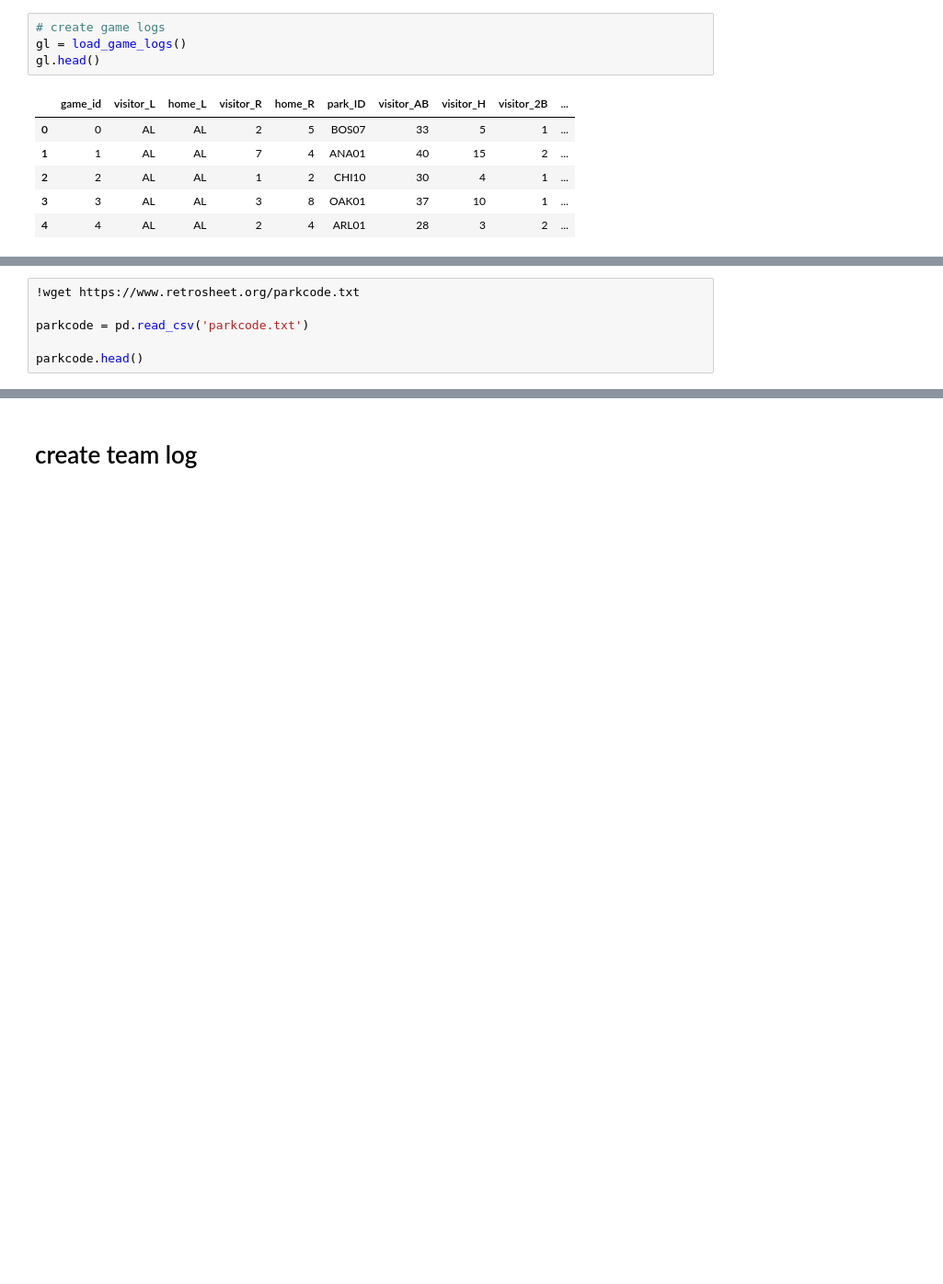
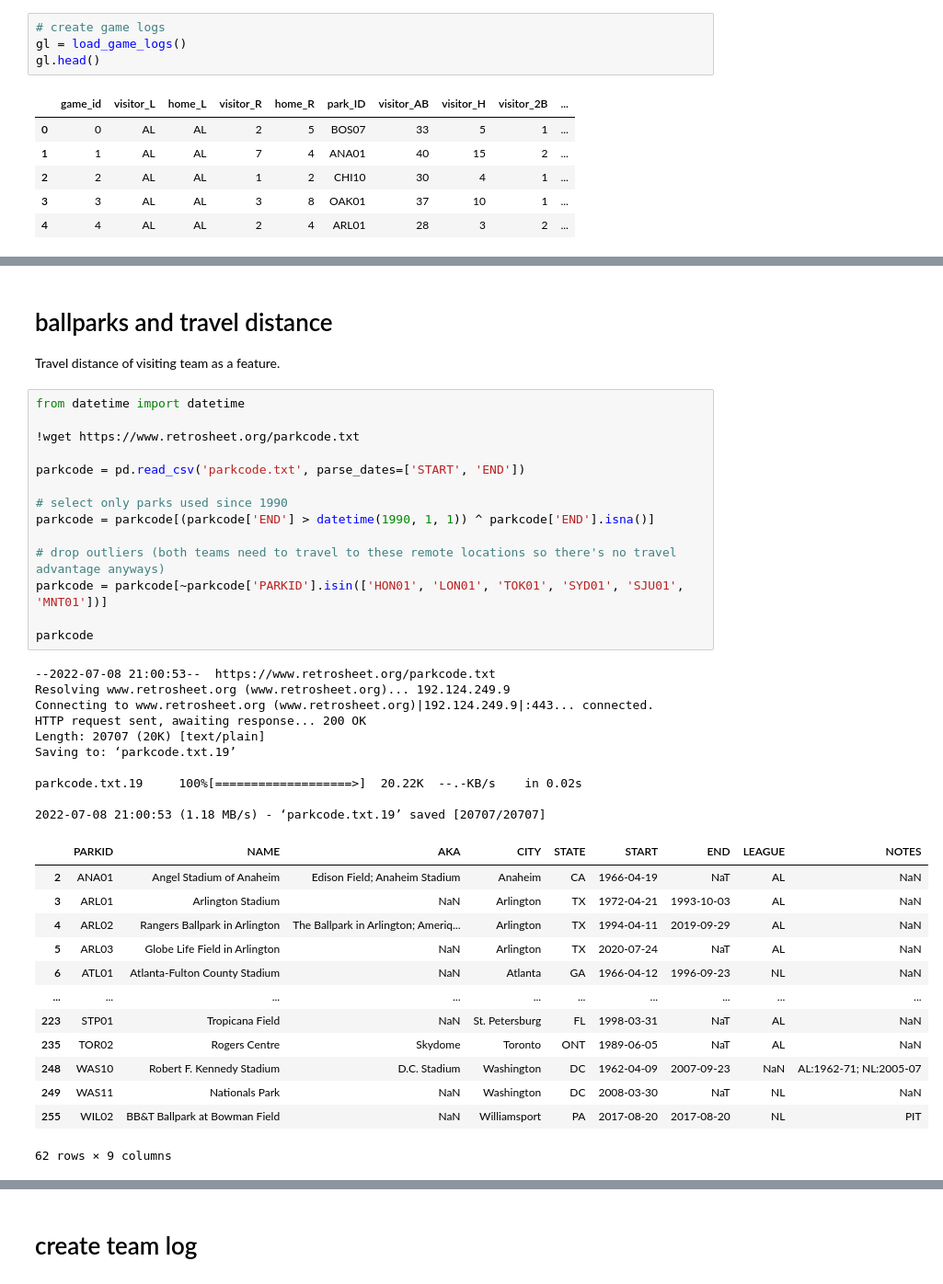
Before and after one commit to lanejere5/mlb, a Jupyter notebook: elo/features.ipynb, the cells around one changed output, grey strips where cells are left out. Shown at 92% size. Drawn from its saved outputs; the diff is of its cells as text; blank space fills up the shorter version.

Commit message:
Added distances between parks.

```diff
--- a/elo/features.ipynb
+++ b/elo/features.ipynb
@@ -198,6 +195,0 @@ gl.head()
-# %%
-!wget https://www.retrosheet.org/parkcode.txt
-
-parkcode = pd.read_csv('parkcode.txt')
-
-parkcode.head()
@@ -220,0 +196,42 @@ parkcode.txt        100%[===================>]  20.22K  --.-KB/s    in 0.02s
+# %% [markdown]
+# ballparks and travel distance
+
+Travel distance of visiting team as a feature.
+# %%
+from datetime import datetime
+
+!wget https://www.retrosheet.org/parkcode.txt
+
+parkcode = pd.read_csv('parkcode.txt', parse_dates=['START', 'END'])
+
+# select only parks used since 1990
+parkcode = parkcode[(parkcode['END'] > datetime(1990, 1, 1)) ^ parkcode['END'].isna()]
+
+# drop outliers (both teams need to travel to these remote locations so there's no travel advantage anyways)
+parkcode = parkcode[~parkcode['PARKID'].isin(['HON01', 'LON01', 'TOK01', 'SYD01', 'SJU01', 'MNT01'])]
+
+parkcode
+# %% [output]
+--2022-07-08 21:00:53--  https://www.retrosheet.org/parkcode.txt
+Resolving www.retrosheet.org (www.retrosheet.org)... 192.124.249.9
+Connecting to www.retrosheet.org (www.retrosheet.org)|192.124.249.9|:443... connected.
+HTTP request sent, awaiting response... 200 OK
+Length: 20707 (20K) [text/plain]
+Saving to: ‘parkcode.txt.19’
+
+parkcode.txt.19     100%[===================>]  20.22K  --.-KB/s    in 0.02s
+
+2022-07-08 21:00:53 (1.18 MB/s) - ‘parkcode.txt.19’ saved [20707/20707]
+|  | PARKID | NAME | AKA | CITY | STATE | START | END | LEAGUE | NOTES |
+| 2 | ANA01 | Angel Stadium of Anaheim | Edison Field; Anaheim Stadium | Anaheim | CA | 1966-04-19 | NaT | AL | NaN |
+| 3 | ARL01 | Arlington Stadium | NaN | Arlington | TX | 1972-04-21 | 1993-10-03 | AL | NaN |
+| 4 | ARL02 | Rangers Ballpark in Arlington | The Ballpark in Arlington; Ameriq... | Arlington | TX | 1994-04-11 | 2019-09-29 | AL | NaN |
+| 5 | ARL03 | Globe Life Field in Arlington | NaN | Arlington | TX | 2020-07-24 | NaT | AL | NaN |
+| 6 | ATL01 | Atlanta-Fulton County Stadium | NaN | Atlanta | GA | 1966-04-12 | 1996-09-23 | NL | NaN |
+| ... | ... | ... | ... | ... | ... | ... | ... | ... | ... |
+| 223 | STP01 | Tropicana Field | NaN | St. Petersburg | FL | 1998-03-31 | NaT | AL | NaN |
+| 235 | TOR02 | Rogers Centre | Skydome | Toronto | ONT | 1989-06-05 | NaT | AL | NaN |
+| 248 | WAS10 | Robert F. Kennedy Stadium | D.C. Stadium | Washington | DC | 1962-04-09 | 2007-09-23 | NaN | AL:1962-71; NL:2005-07 |
+| 249 | WAS11 | Nationals Park | NaN | Washington | DC | 2008-03-30 | NaT | NL | NaN |
+| 255 | WIL02 | BB&T Ballpark at Bowman Field | NaN | Williamsport | PA | 2017-08-20 | 2017-08-20 | NL | PIT |
+62 rows × 9 columns
```
Also changed, not shown: parts of 15 cells of this notebook.
